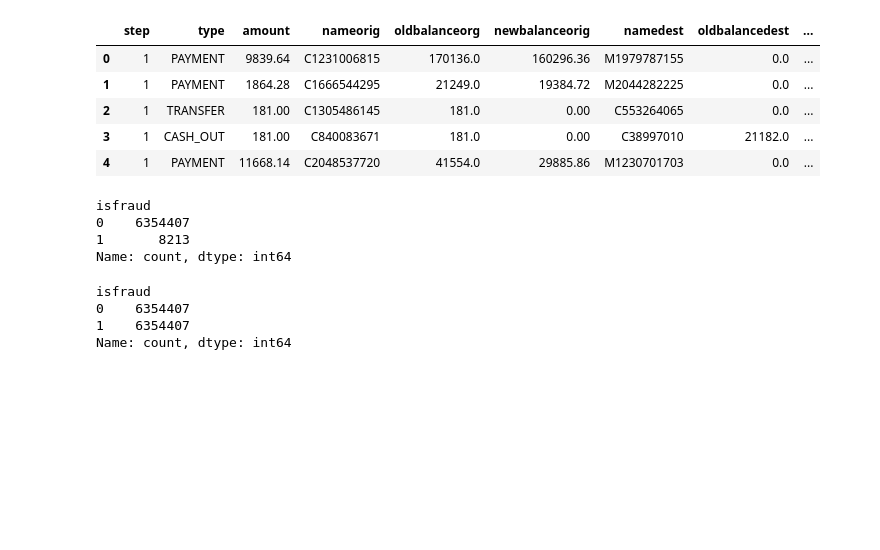
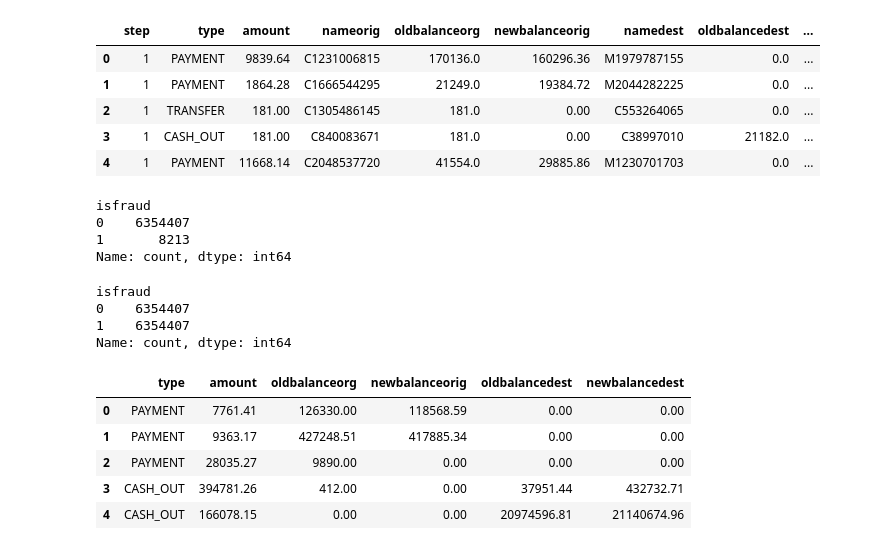
Before and after one commit to Nubily44/Prog, a Jupyter notebook: data_studies/paysim1.ipynb, the cells around one changed output. Drawn from its saved outputs; the diff is of its cells as text; code cells hidden in the pictures; blank space fills up the shorter version.

```diff
--- a/data_studies/paysim1.ipynb
+++ b/data_studies/paysim1.ipynb
@@ -173,3 +173,12 @@ Name: count, dtype: int64
 # %%
 X = df[features]
 Y = df['isfraud']
+# %%
+X.head()
+# %% [output]
+|  | type | amount | oldbalanceorg | newbalanceorig | oldbalancedest | newbalancedest |
+| 0 | PAYMENT | 7761.41 | 126330.00 | 118568.59 | 0.00 | 0.00 |
+| 1 | PAYMENT | 9363.17 | 427248.51 | 417885.34 | 0.00 | 0.00 |
+| 2 | PAYMENT | 28035.27 | 9890.00 | 0.00 | 0.00 | 0.00 |
+| 3 | CASH_OUT | 394781.26 | 412.00 | 0.00 | 37951.44 | 432732.71 |
+| 4 | CASH_OUT | 166078.15 | 0.00 | 0.00 | 20974596.81 | 21140674.96 |
```
